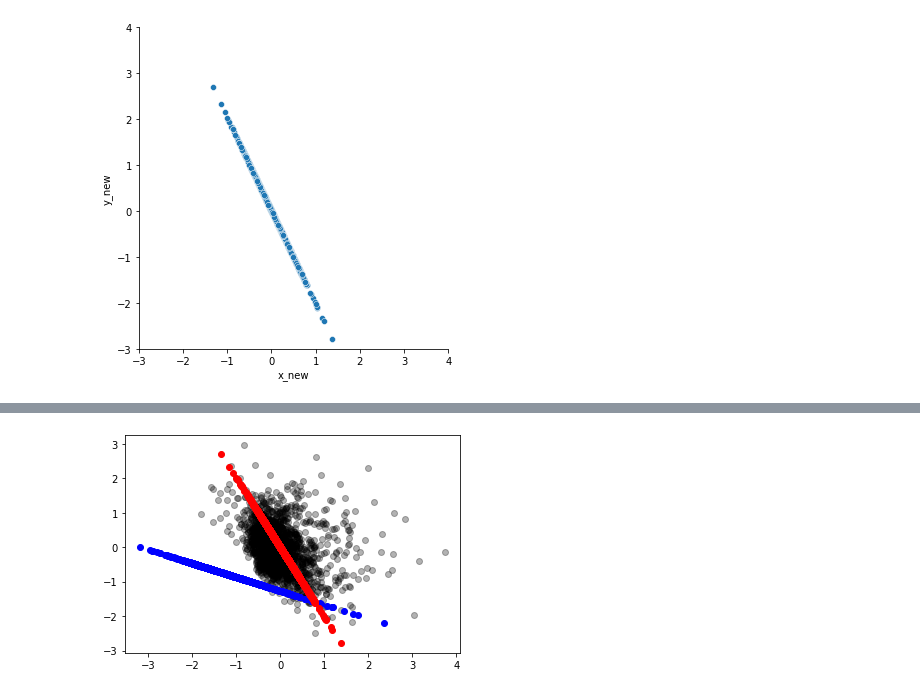
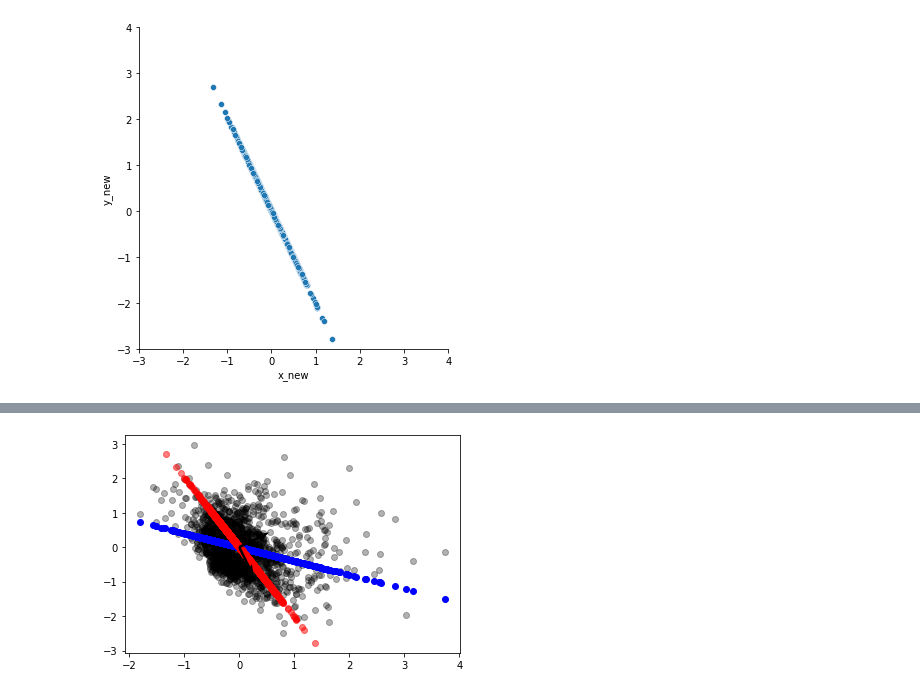
Before and after one commit to Torng/ML-DataScience, a Jupyter notebook: Code/Data_Visualization/movie_recommender.ipynb, the cells around one changed output, grey strips where cells are left out. Saved outputs shown, nothing was run; the diff lists cells and outputs as text; code cells hidden in the pictures.

```diff
--- a/Code/Data_Visualization/movie_recommender.ipynb
+++ b/Code/Data_Visualization/movie_recommender.ipynb
@@ -55,16 +64,16 @@ means_vector
 # %%
-pca = PCA(n_components=1)
+pca = PCA(n_components=1) #
+pca_c2 = PCA(n_components=2)
 pca.fit(means_vector)
+pca_c2.fit(means_vector)
 X_pca = pca.transform(means_vector)
 X_new = pca.inverse_transform(X_pca)
-components = pca.components_
+components = pca_c2.components_
 plt.xlim(-3, 4)
 plt.ylim(-3, 4)
-draw_vector(plt,components,[[0,0],[0,0]])
+draw_vector(plt,components[0],np.array([[0],[0]]))
 plt.xlim(-3, 4)
 plt.ylim(-3, 4)
+draw_vector(plt,components[1],np.array([[0],[0]]))
 plt.show()
-components
-var_point = np.dot(direction(components[0]),[2.35349,-0.853264])
-components[0]*var_point
 # %% [output]
@@ -89,11 +96,12 @@ plt.ylim(-3, 4)
 regr = LinearRegression()
 
 
-arr = np.array(original_vector)
-x_arr = [[i] for i in arr[:,0]]
-y_arr = arr[:,1]
+x_arr_og = np.array(vector_df.x_mean)
+x_arr = [[i] for i in x_arr_og]
+y_arr = np.array(vector_df.y_mean)
 regr.fit(x_arr, y_arr)
 y_pred = regr.predict(x_arr)
 x_arr
+y_arr
 # len(y_arr)
 # %% [output]
@@ -117,10 +110,12 @@ x_arr
 # %%
 plt.scatter(vector_df.x_mean, vector_df.y_mean, color='black',alpha=0.3)
-plt.scatter(x_arr, y_pred, color='blue')
-plt.scatter(vector_df.x_new,vector_df.y_new, color='red')
+plt.scatter(x_arr, y_pred, color='blue')  #linear regression
+plt.scatter(vector_df.x_new,vector_df.y_new, color='red',alpha=0.5) # pca
+draw_vector(plt,components[0],np.array([[0],[0]]))
+draw_vector(plt,components[1],np.array([[0],[0]]))
 plt.show()
 # y_pred
 # x_arr
 # draw_vector(plt,components,[[0,0],[0,0]])
 # %% [output]
-[figure, old version]
+[figure, new version]
```
Also changed, not shown: parts of 11 cells of this notebook, 1 other file.
